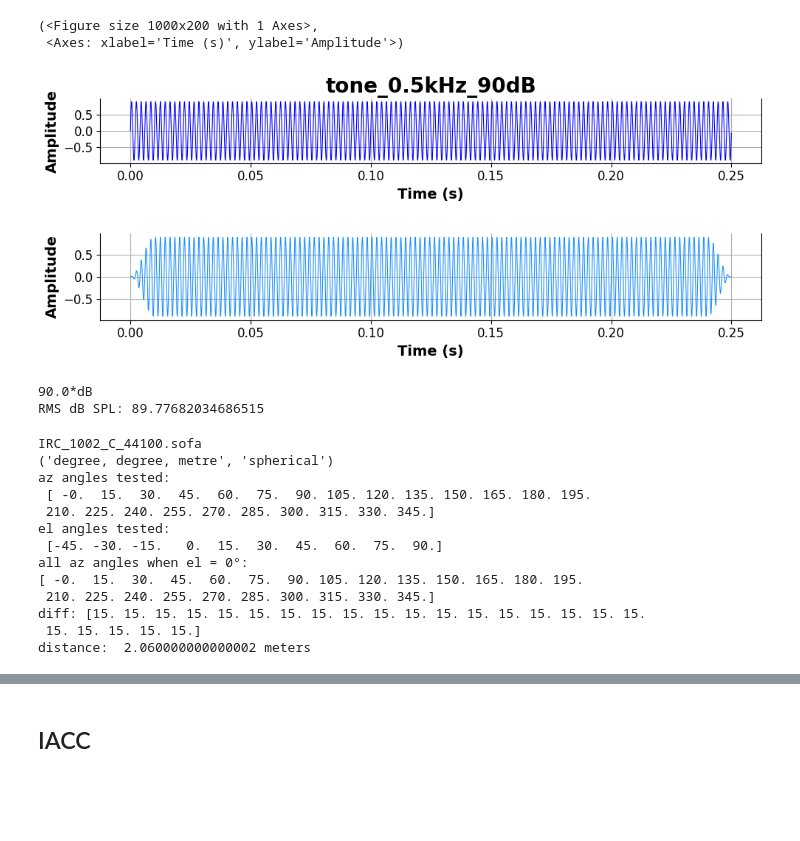
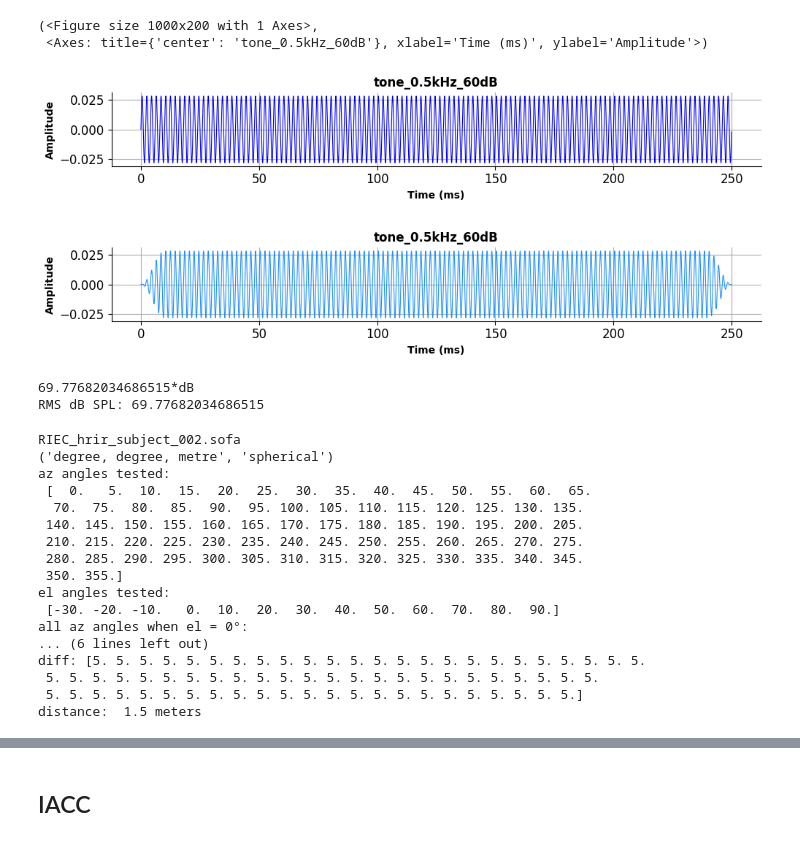
Before and after one commit to veronicadign/sound_localization_model, a Jupyter notebook: plot/hrtf.ipynb, the cells around one changed output, grey strips where cells are left out. Saved outputs shown, nothing was run; the diff lists cells and outputs as text; code cells hidden in the pictures; blank space fills up the shorter version.

```diff
--- a/plot/hrtf.ipynb
+++ b/plot/hrtf.ipynb
@@ -16,23 +54,23 @@ from scipy.fft import rfft, irfft
 # %%
 TIME_SIMULATION = 250
-level = 90 * b2h.dB
-sound = Tone(0.5 * b2.kHz, TIME_SIMULATION * b2.ms, level)
+level = 60 * b2h.dB
+sound = Tone(0.5 * b2.kHz, TIME_SIMULATION * b2.ms, level, ramp_ms=0, offset_silence_duration=0 * b2.ms)
 plot_sound(sound, figsize=(10, 2))
-gsound = apply_gating(sound.sound)
+gsound = Tone(0.5 * b2.kHz, TIME_SIMULATION * b2.ms, level, ramp_ms=10, offset_silence_duration=0 * b2.ms)
 plot_sound(gsound, color='dodgerblue', figsize=(10, 2))
 
 # sound_array = gsound.__array__()
 # fig, ax = plt.subplots(1, figsize=(20,4))
 # ax.plot(sound_array)
 # %% [output]
 (<Figure size 1000x200 with 1 Axes>,
- <Axes: xlabel='Time (s)', ylabel='Amplitude'>)
+ <Axes: title={'center': 'tone_0.5kHz_60dB'}, xlabel='Time (ms)', ylabel='Amplitude'>)
-[figure, old version]
+[figure, new version]
-[figure, old version]
+[figure, new version]
 # %%
-print(sound.sound.level)
+print(gsound.sound.level)
 #check
-sound_array = gsound.__array__()
+sound_array = gsound.sound.__array__()
 # p_peak = np.max(sound_array)
 # p_rms = p_peak/np.sqrt(2)
 # ms_dB = 20.0 * np.log10(p_rms / 2e-5)
@@ -41,20 +79,19 @@ rms_value = np.sqrt(np.mean(sound_array**2))
 ms_dB = 20.0*np.log10(rms_value/2e-5)
 print(f"RMS dB SPL: {ms_dB}")
 # %% [output]
-90.0*dB
-RMS dB SPL: 89.77682034686515
+69.77682034686515*dB
+RMS dB SPL: 69.77682034686515
 # %%
-HRTF_DIR: str = "../data/SOFA/IRCAM/"
+HRTF_DIR: str = "../data/SOFA/RIEC/"
 
 files = sorted(
     f for f in os.listdir(HRTF_DIR)
     if f.lower().endswith(".sofa")
 )
 
-sofa_path = files[0]
+sofa_path = files[1]
 print(sofa_path)
 sofa_file = sofa.SOFAFile(str(HRTF_DIR + sofa_path), "r")  # SOFAFile expects a string path
-
 print(sofa_file.getSourcePositionInfo())
 ir = sofa_file.getDataIR()                 # shape (M, R, N)
 positions = sofa_file.getSourcePositionValues()  # shape (M, C)
@@ -68,19 +105,23 @@ print(ff_az)
 print("diff:", np.diff(ff_az))
 print("distance: ", positions[:,2][0], "meters")
 # %% [output]
-IRC_1002_C_44100.sofa
+RIEC_hrir_subject_002.sofa
 ('degree, degree, metre', 'spherical')
 az angles tested:
- [ -0.  15.  30.  45.  60.  75.  90. 105. 120. 135. 150. 165. 180. 195.
- 210. 225. 240. 255. 270. 285. 300. 315. 330. 345.]
+ [  0.   5.  10.  15.  20.  25.  30.  35.  40.  45.  50.  55.  60.  65.
+  70.  75.  80.  85.  90.  95. 100. 105. 110. 115. 120. 125. 130. 135.
+ 140. 145. 150. 155. 160. 165. 170. 175. 180. 185. 190. 195. 200. 205.
+ 210. 215. 220. 225. 230. 235. 240. 245. 250. 255. 260. 265. 270. 275.
+ 280. 285. 290. 295. 300. 305. 310. 315. 320. 325. 330. 335. 340. 345.
+ 350. 355.]
 el angles tested:
- [-45. -30. -15.   0.  15.  30.  45.  60.  75.  90.]
+ [-30. -20. -10.   0.  10.  20.  30.  40.  50.  60.  70.  80.  90.]
 all az angles when el = 0°:
-[ -0.  15.  30.  45.  60.  75.  90. 105. 120. 135. 150. 165. 180. 195.
- 210. 225. 240. 255. 270. 285. 300. 315. 330. 345.]
-diff: [15. 15. 15. 15. 15. 15. 15. 15. 15. 15. 15. 15. 15. 15. 15. 15. 15. 15.
- 15. 15. 15. 15. 15.]
-distance:  2.060000000000002 meters
+... (6 lines left out)
+diff: [5. 5. 5. 5. 5. 5. 5. 5. 5. 5. 5. 5. 5. 5. 5. 5. 5. 5. 5. 5. 5. 5. 5. 5.
+ 5. 5. 5. 5. 5. 5. 5. 5. 5. 5. 5. 5. 5. 5. 5. 5. 5. 5. 5. 5. 5. 5. 5. 5.
+ 5. 5. 5. 5. 5. 5. 5. 5. 5. 5. 5. 5. 5. 5. 5. 5. 5. 5. 5. 5. 5. 5. 5.]
+distance:  1.5 meters
 # %%
 sofa_fs = float(np.array(sofa_file.getSamplingRate()).ravel()[0])
 print(sofa_fs)
```
Also changed, not shown: parts of 21 cells of this notebook, 3 other files.
